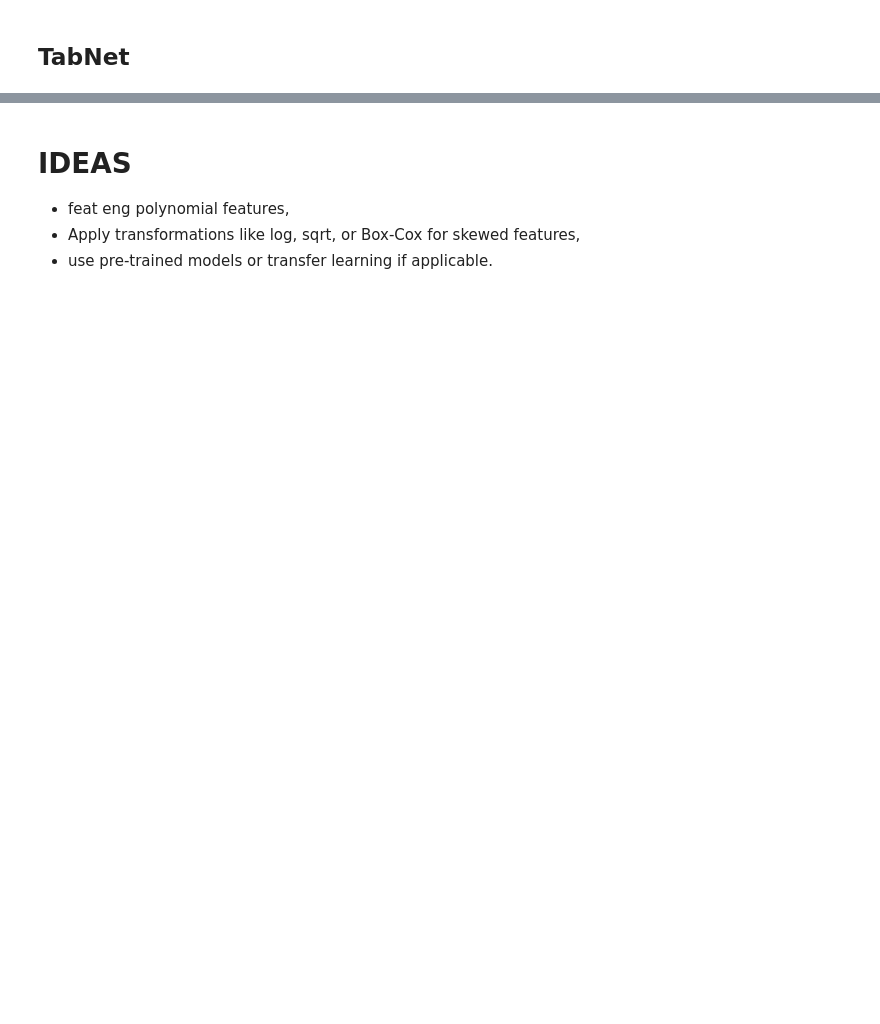
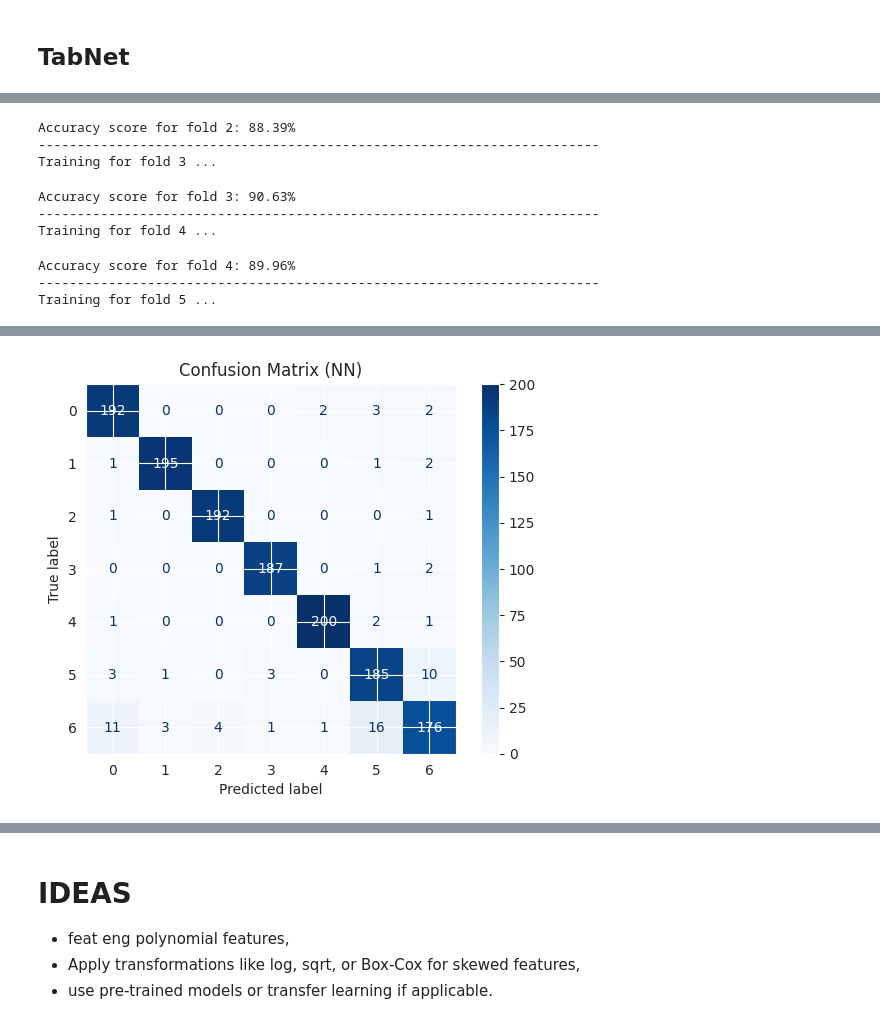
Before and after one commit to dariogemo/UNIVR-machinelearning, a Jupyter notebook: steel_plates.ipynb, the cells around one changed output, grey strips where cells are left out. Drawn from its saved outputs; the diff is of its cells as text; code cells hidden in the pictures; blank space fills up the shorter version.

Commit message:
added fttransformer to main notebook with cv. cleaned fttransformer.py

```diff
--- a/steel_plates.ipynb
+++ b/steel_plates.ipynb
@@ -1331,0 +1328,69 @@ metrics_df
+# %%
+num_splits = 5
+k_fold = KFold(n_splits = num_splits)
+
+acc_per_fold = []
+loss_per_fold = []
+best_score = 0
+
+# K-fold Cross Validation model evaluation
+fold_no = 1
+for train, test in k_fold.split(X_train, y_train):
+    df_temp = pd.concat([X.iloc[train], y.iloc[train]], ignore_index = True, axis = 1)
+    df_temp.columns = df_norm.columns
+    print('------------------------------------------------------------------------')
+    print(f'Training for fold {fold_no} ...')
+    device = fttransformer.create_device()
+
+    X_num_train, X_num_test, X_cat_train, X_cat_test, y_train1, y_test1 = fttransformer.create_tensors(df_temp, 'anomaly', ['typeofsteel_a300', 'outside_global_index'], device)
+
+    train_loader = fttransformer.create_dataloader(512, X_num_train, X_cat_train, y_train1)
+
+    cardinalities = fttransformer.get_cardinalities(X_cat_train)
+
+    model, optimizer, loss_fn = fttransformer.compile_transformer(X_num_train.shape[1], cardinalities, 7, device)
+
+    model = fttransformer.train_transformer(model, optimizer, loss_fn, epochs=50, train_loader=train_loader, device=device)
+
+    y_pred = fttransformer.get_prediction(model, X_num_test, X_cat_test)
+    accuracy = fttransformer.accuracy_ftt(y_test1, y_pred)
+
+    print(f'Accuracy score for fold {fold_no}: {accuracy}%')
+    acc_per_fold.append(accuracy)
+
+    if accuracy > best_score:
+        best_model = model
+        best_score = accuracy
+
+    if fold_no == num_splits:
+        print('-----------------------------------')
+        device = fttransformer.create_device()
+
+        X_num_test = X_test.drop(['typeofsteel_a300', 'outside_global_index'], axis = 1)
+        X_cat_test = X_test[['typeofsteel_a300', 'outside_global_index']]
+
+        X_num_test, X_cat_test = X_num_test.to_numpy(dtype=np.float32), X_cat_test.to_numpy(dtype=np.int64)
+        X_num_test, X_cat_test = map(torch.tensor, (X_num_test, X_cat_test))
+        X_num_test, X_cat_test = X_num_test.to(device), X_cat_test.to(device)
+
+        y_pred = fttransformer.get_prediction(best_model, X_num_test, X_cat_test)
+        y_pred = y_pred.cpu().numpy()
+
+        nn_accuracy = f'{round(accuracy_score(y_test, y_pred) * 100, 2)}%'
+        nn_precision = f'{round(precision_score(y_test, y_pred, average = "macro") * 100, 2)}%'
+        nn_recall = f'{round(recall_score(y_test, y_pred, average = "macro") * 100, 2)}%'
+        nn_f1 = f'{round(f1_score(y_test, y_pred, average = "macro") * 100, 2)}%'
+        print(f'Accuracy score for FTTransformer classifier: {nn_accuracy}')
+        metrics_df.loc['FTTransformer'] = [nn_accuracy, nn_precision, nn_recall, nn_f1]
+
+        # Classification report and confusion matrix
+        print("\nClassification Report:\n", classification_report(y_test, y_pred))
+        cm = confusion_matrix(y_test, y_pred)
+
+        disp = ConfusionMatrixDisplay(confusion_matrix = cm)
+        disp.plot(cmap = plt.cm.Blues)
+        plt.title("Confusion Matrix (NN)")
+        plt.show()
+
+    fold_no = fold_no + 1
+# %% [output]
@@ -1331,0 +1402,9 @@ metrics_df
+Accuracy score for fold 2: 88.39%
+------------------------------------------------------------------------
+Training for fold 3 ...
+Accuracy score for fold 3: 90.63%
+------------------------------------------------------------------------
+Training for fold 4 ...
+Accuracy score for fold 4: 89.96%
+------------------------------------------------------------------------
+Training for fold 5 ...
@@ -1331,0 +1429 @@ metrics_df
+[figure, added]
```
Also changed, not shown: parts of 24 cells of this notebook, 4 other files.
